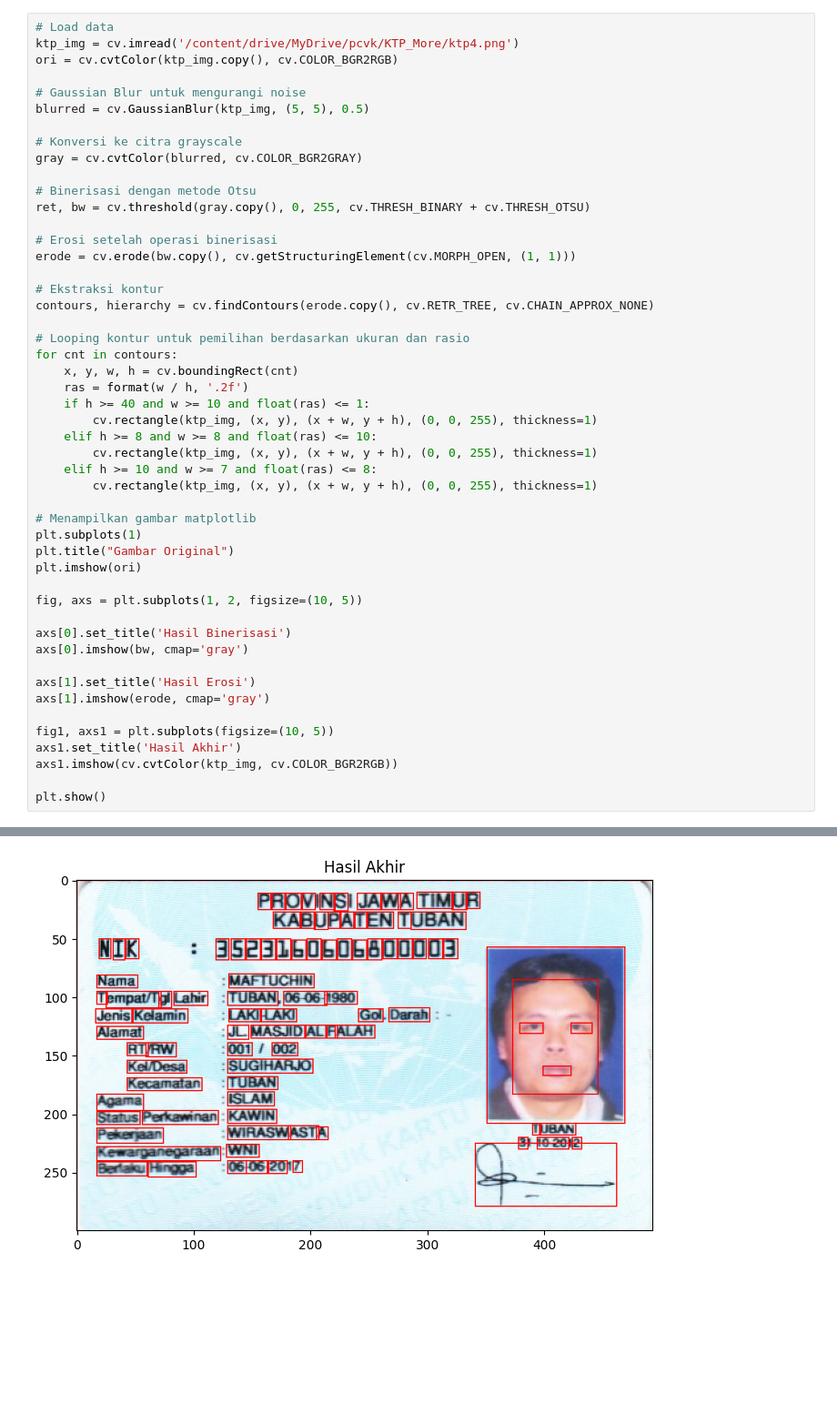
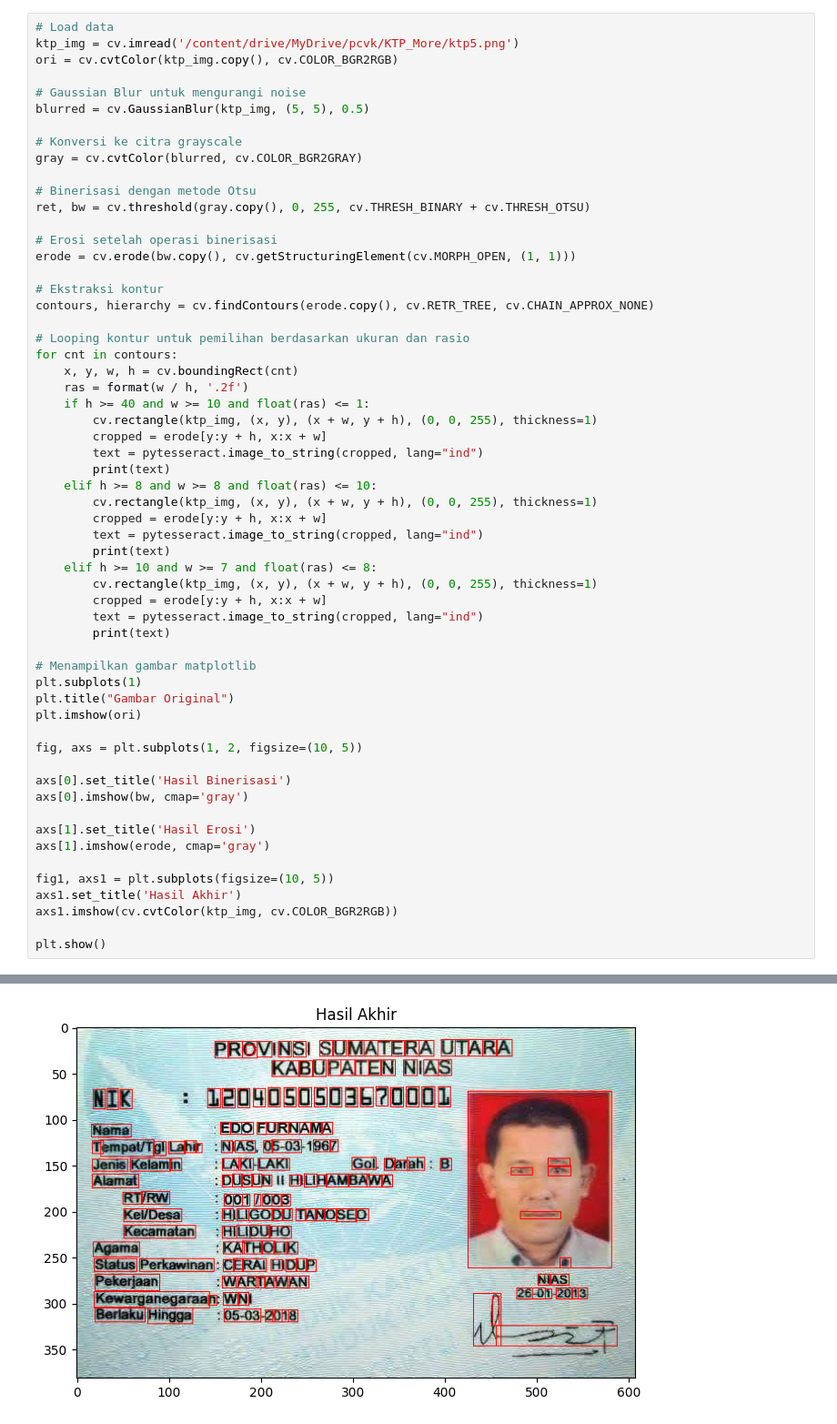
Before and after one commit to akfalah/03_AhmadKhoirulFalah, a Jupyter notebook: Week11_Kelompok.ipynb, the cells around one changed output, grey strips where cells are left out. Shown at 91% size. Cells and saved outputs as stored; diff of their text form; blank space fills up the shorter version.

```diff
--- a/Week11_Kelompok.ipynb
+++ b/Week11_Kelompok.ipynb
@@ -12,6 +34,6 @@ Mounted at /content/drive
 # %%
 # Load data
-ktp_img = cv.imread('/content/drive/MyDrive/pcvk/KTP_More/ktp4.png')
+ktp_img = cv.imread('/content/drive/MyDrive/pcvk/KTP_More/ktp5.png')
 ori = cv.cvtColor(ktp_img.copy(), cv.COLOR_BGR2RGB)
 
 # Gaussian Blur untuk mengurangi noise
@@ -35,10 +57,19 @@ for cnt in contours:
     ras = format(w / h, '.2f')
     if h >= 40 and w >= 10 and float(ras) <= 1:
         cv.rectangle(ktp_img, (x, y), (x + w, y + h), (0, 0, 255), thickness=1)
+        cropped = erode[y:y + h, x:x + w]
+        text = pytesseract.image_to_string(cropped, lang="ind")
+        print(text)
     elif h >= 8 and w >= 8 and float(ras) <= 10:
         cv.rectangle(ktp_img, (x, y), (x + w, y + h), (0, 0, 255), thickness=1)
+        cropped = erode[y:y + h, x:x + w]
+        text = pytesseract.image_to_string(cropped, lang="ind")
+        print(text)
     elif h >= 10 and w >= 7 and float(ras) <= 8:
         cv.rectangle(ktp_img, (x, y), (x + w, y + h), (0, 0, 255), thickness=1)
+        cropped = erode[y:y + h, x:x + w]
+        text = pytesseract.image_to_string(cropped, lang="ind")
+        print(text)
 
 # Menampilkan gambar matplotlib
 plt.subplots(1)
@@ -64 +112 @@ plt.show()
-[figure, old version]
+[figure, new version]
```
Also changed, not shown: parts of 4 cells of this notebook.
